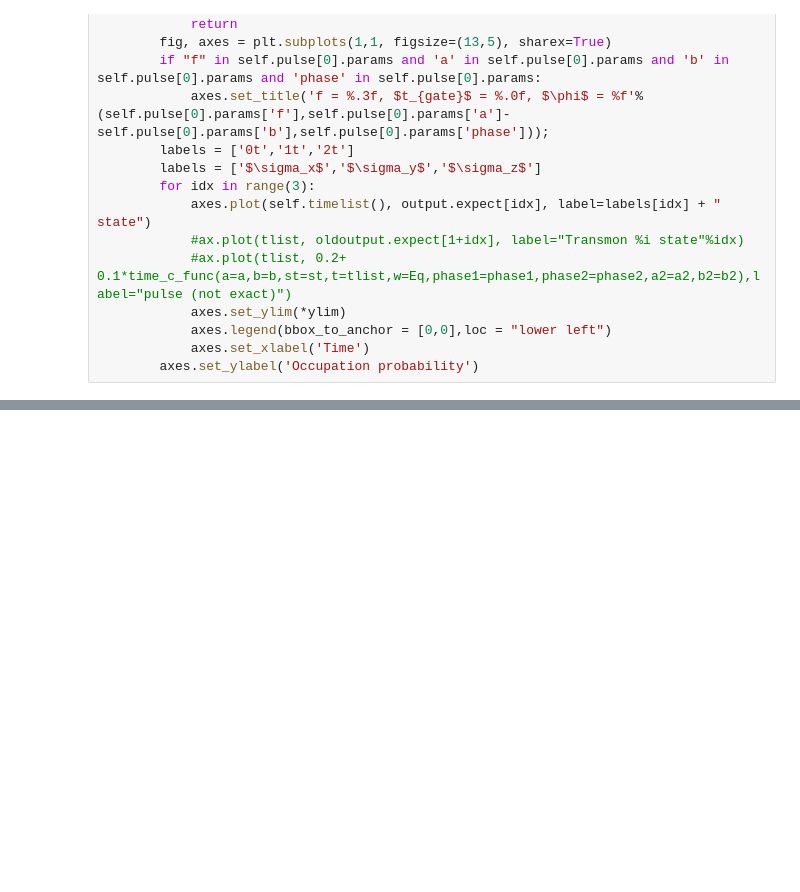
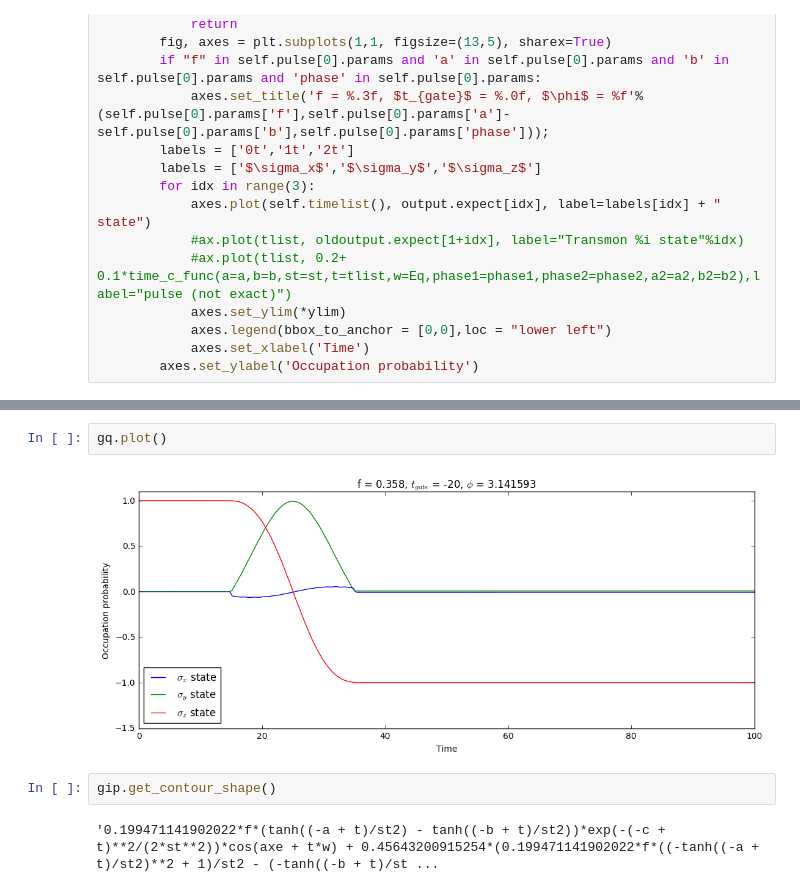
Before and after one commit to safoex/qubitlab, a Jupyter notebook: python/qutip/libqubitNd.ipynb, the cells around one changed output, grey strips where cells are left out. Drawn from its saved outputs; the diff is of its cells as text; blank space fills up the shorter version.

```diff
--- a/python/qutip/libqubitNd.ipynb
+++ b/python/qutip/libqubitNd.ipynb
@@ -332,0 +405,8 @@ identity(10).data.toarray()[1][1]
+# %%
+gq.plot()
+# %% [output]
+[figure, added]
+# %%
+gip.get_contour_shape()
+# %% [output]
+'0.199471141902022*f*(tanh((-a + t)/st2) - tanh((-b + t)/st2))*exp(-(-c + t)**2/(2*st**2))*cos(axe + t*w) + 0.45643200915254*(0.199471141902022*f*((-tanh((-a + t)/st2)**2 + 1)/st2 - (-tanh((-b + t)/st ...
```
Also changed, not shown: parts of 24 cells of this notebook, 2 other files.
